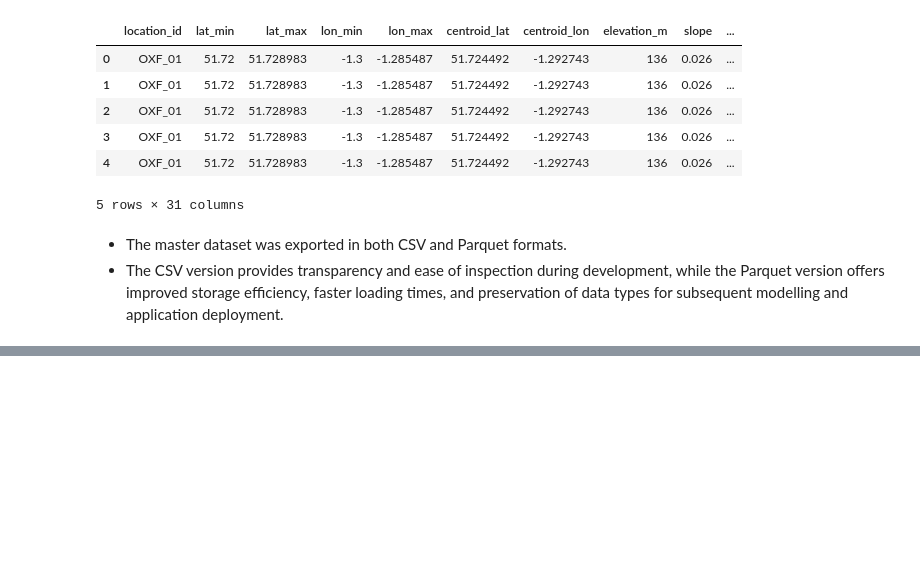
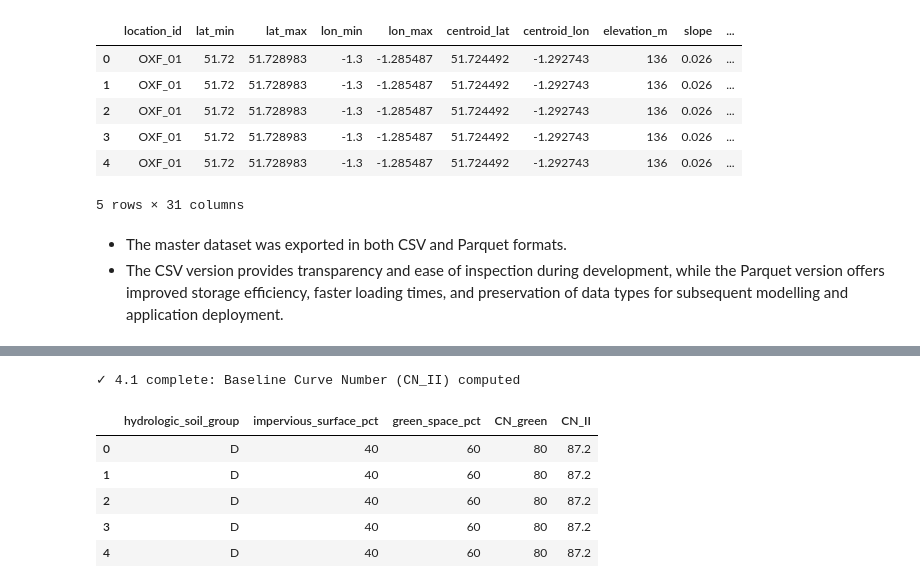
Before and after one commit to femijulius560/sponge-metrics, a Jupyter notebook: jupyter_notebooks/sponge_metrics_notebook.ipynb, the cells around one changed output, grey strips where cells are left out. Cells and saved outputs as stored; diff of their text form; code cells hidden in the pictures; blank space fills up the shorter version.

```diff
--- a/jupyter_notebooks/sponge_metrics_notebook.ipynb
+++ b/jupyter_notebooks/sponge_metrics_notebook.ipynb
@@ -667,0 +693,50 @@ Columns: 31
+# %%
+master = pd.read_parquet(
+    processed_data_dir / "master_grid_dataset.parquet"
+)
+
+CN_IMPERVIOUS = 98      # standard Curve Number for impervious surfaces
+CN_GREEN = {
+    "B": 61,            # standard Curve Number for green spaces on Hydrologic Soil Group B (moderate infiltration)
+    "D": 80,            # standard Curve Number for green spaces on Hydrologic Soil Group D (low infiltration)
+}
+
+assert (
+    master["impervious_surface_pct"]
+    + master["green_space_pct"]
+).eq(100).all(), (                         # validate land-cover proportions.
+    "Impervious and green-space percentages must sum to 100."
+)
+
+master["CN_green"] = (
+    master["hydrologic_soil_group"]
+    .map(CN_GREEN)                         # map HSG to corresponding green space Curve Number
+)
+
+master["CN_impervious"] = CN_IMPERVIOUS    # assign standard Curve Number for impervious surfaces to all records
+
+# Composite baseline Curve Number (AMC II).
+master["CN_II"] = (
+    master["impervious_surface_pct"] * master["CN_impervious"]
+    + master["green_space_pct"] * master["CN_green"]
+) / 100                                   # compute weighted average Curve Number based on land-cover proportions
+
+print("✓ 4.1 complete: Baseline Curve Number (CN_II) computed")
+
+master[
+    [
+        "hydrologic_soil_group",
+        "impervious_surface_pct",
+        "green_space_pct",
+        "CN_green",
+        "CN_II",
+    ]
+].head()
+# %% [output]
+✓ 4.1 complete: Baseline Curve Number (CN_II) computed
+|  | hydrologic_soil_group | impervious_surface_pct | green_space_pct | CN_green | CN_II |
+| 0 | D | 40 | 60 | 80 | 87.2 |
+| 1 | D | 40 | 60 | 80 | 87.2 |
+| 2 | D | 40 | 60 | 80 | 87.2 |
+| 3 | D | 40 | 60 | 80 | 87.2 |
+| 4 | D | 40 | 60 | 80 | 87.2 |
```
Also changed, not shown: parts of 14 cells of this notebook, 1 other file.
